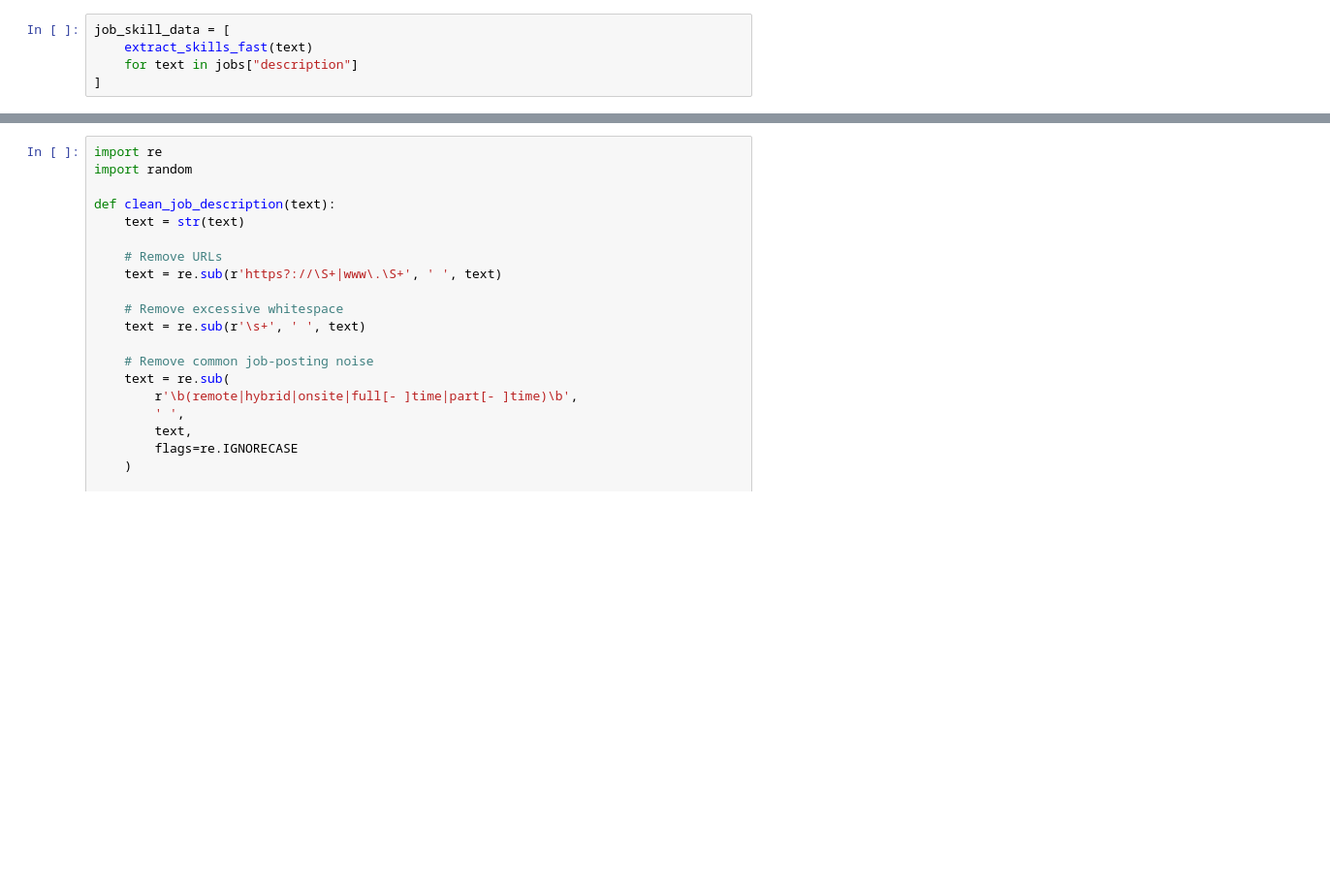
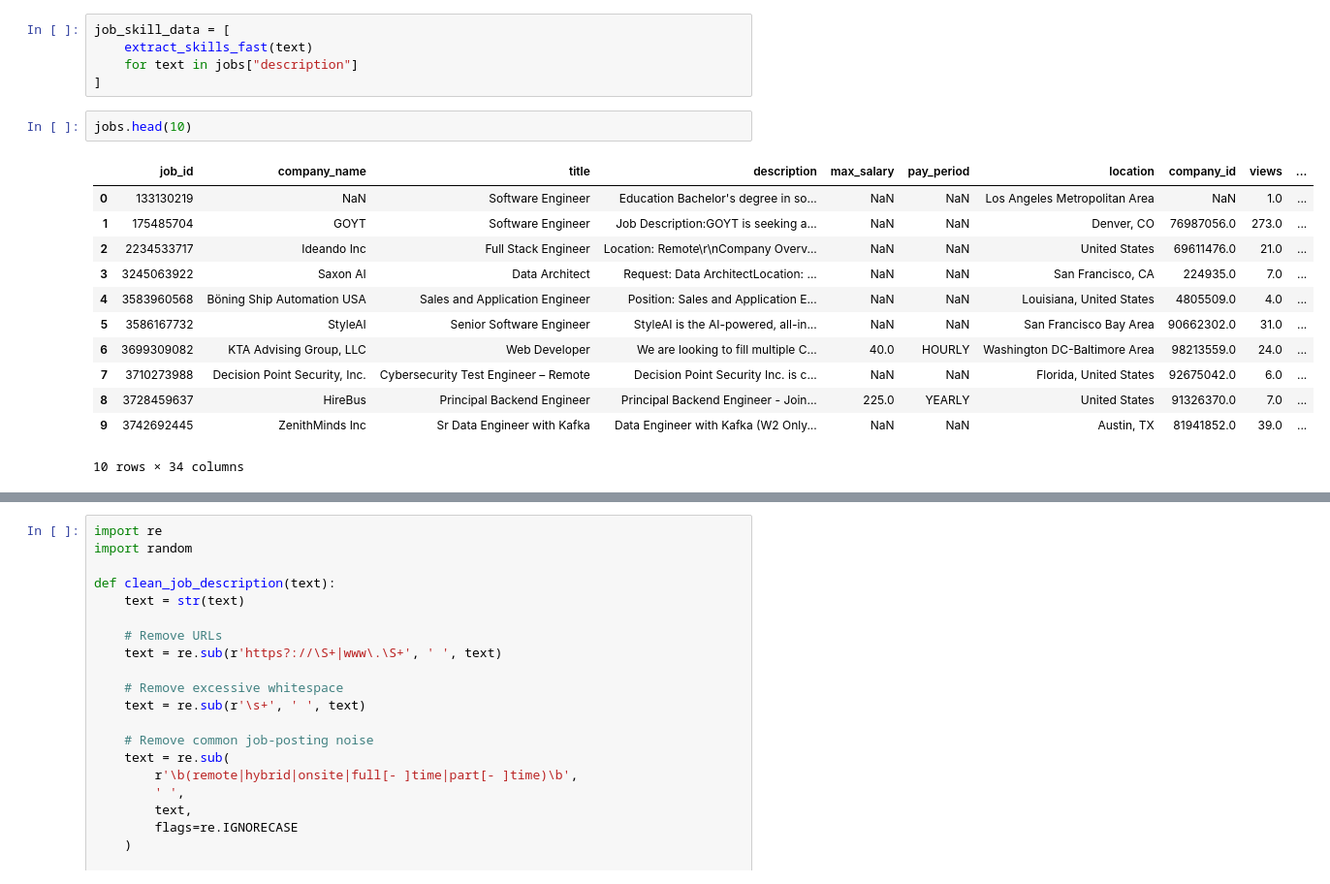
Before and after one commit to Murli333/PathForgeAI, a Jupyter notebook: notebooks/09_AI_Exposure.ipynb, the cells around one changed output, grey strips where cells are left out. Shown at 97% size. Saved outputs shown, nothing was run; the diff lists cells and outputs as text; blank space fills up the shorter version.

```diff
--- a/notebooks/09_AI_Exposure.ipynb
+++ b/notebooks/09_AI_Exposure.ipynb
@@ -138,6 +138,21 @@ job_skill_data = [
     extract_skills_fast(text)
     for text in jobs["description"]
 ]
+# %%
+jobs.head(10)
+# %% [output]
+|  | job_id | company_name | title | description | max_salary | pay_period | location | company_id | views | ... |
+| 0 | 133130219 | NaN | Software Engineer | Education Bachelor's degree in so... | NaN | NaN | Los Angeles Metropolitan Area | NaN | 1.0 | ... |
+| 1 | 175485704 | GOYT | Software Engineer | Job Description:GOYT is seeking a... | NaN | NaN | Denver, CO | 76987056.0 | 273.0 | ... |
+| 2 | 2234533717 | Ideando Inc | Full Stack Engineer | Location: Remote\r\nCompany Overv... | NaN | NaN | United States | 69611476.0 | 21.0 | ... |
+| 3 | 3245063922 | Saxon AI | Data Architect | Request: Data ArchitectLocation: ... | NaN | NaN | San Francisco, CA | 224935.0 | 7.0 | ... |
+| 4 | 3583960568 | Böning Ship Automation USA | Sales and Application Engineer | Position: Sales and Application E... | NaN | NaN | Louisiana, United States | 4805509.0 | 4.0 | ... |
+| 5 | 3586167732 | StyleAI | Senior Software Engineer | StyleAI is the AI-powered, all-in... | NaN | NaN | San Francisco Bay Area | 90662302.0 | 31.0 | ... |
+| 6 | 3699309082 | KTA Advising Group, LLC | Web Developer | We are looking to fill multiple C... | 40.0 | HOURLY | Washington DC-Baltimore Area | 98213559.0 | 24.0 | ... |
+| 7 | 3710273988 | Decision Point Security, Inc. | Cybersecurity Test Engineer – Remote | Decision Point Security Inc. is c... | NaN | NaN | Florida, United States | 92675042.0 | 6.0 | ... |
+| 8 | 3728459637 | HireBus | Principal Backend Engineer | Principal Backend Engineer - Join... | 225.0 | YEARLY | United States | 91326370.0 | 7.0 | ... |
+| 9 | 3742692445 | ZenithMinds Inc | Sr Data Engineer with Kafka | Data Engineer with Kafka (W2 Only... | NaN | NaN | Austin, TX | 81941852.0 | 39.0 | ... |
+10 rows × 34 columns
 # %%
 from collections import defaultdict
 
```
Also changed, not shown: parts of 10 cells of this notebook.
